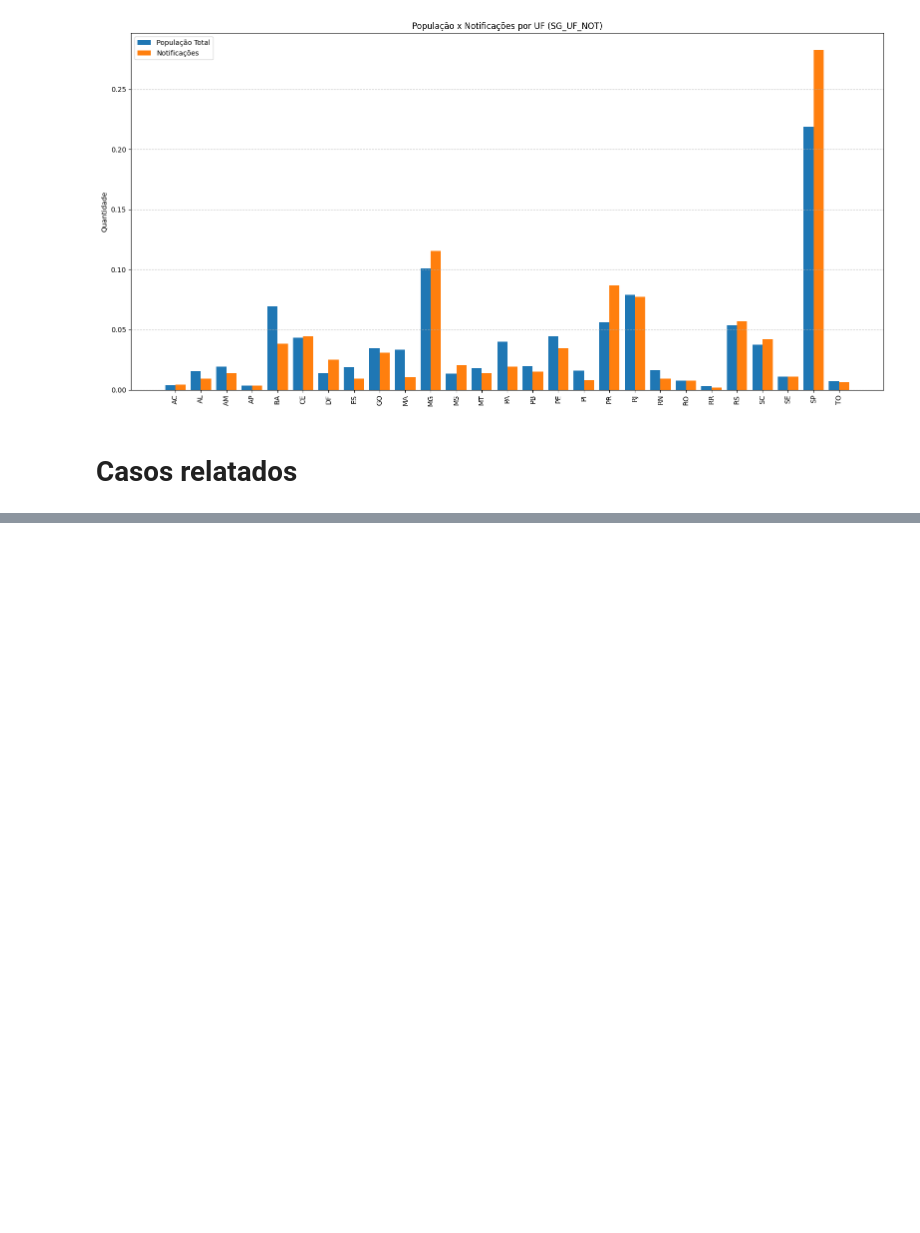
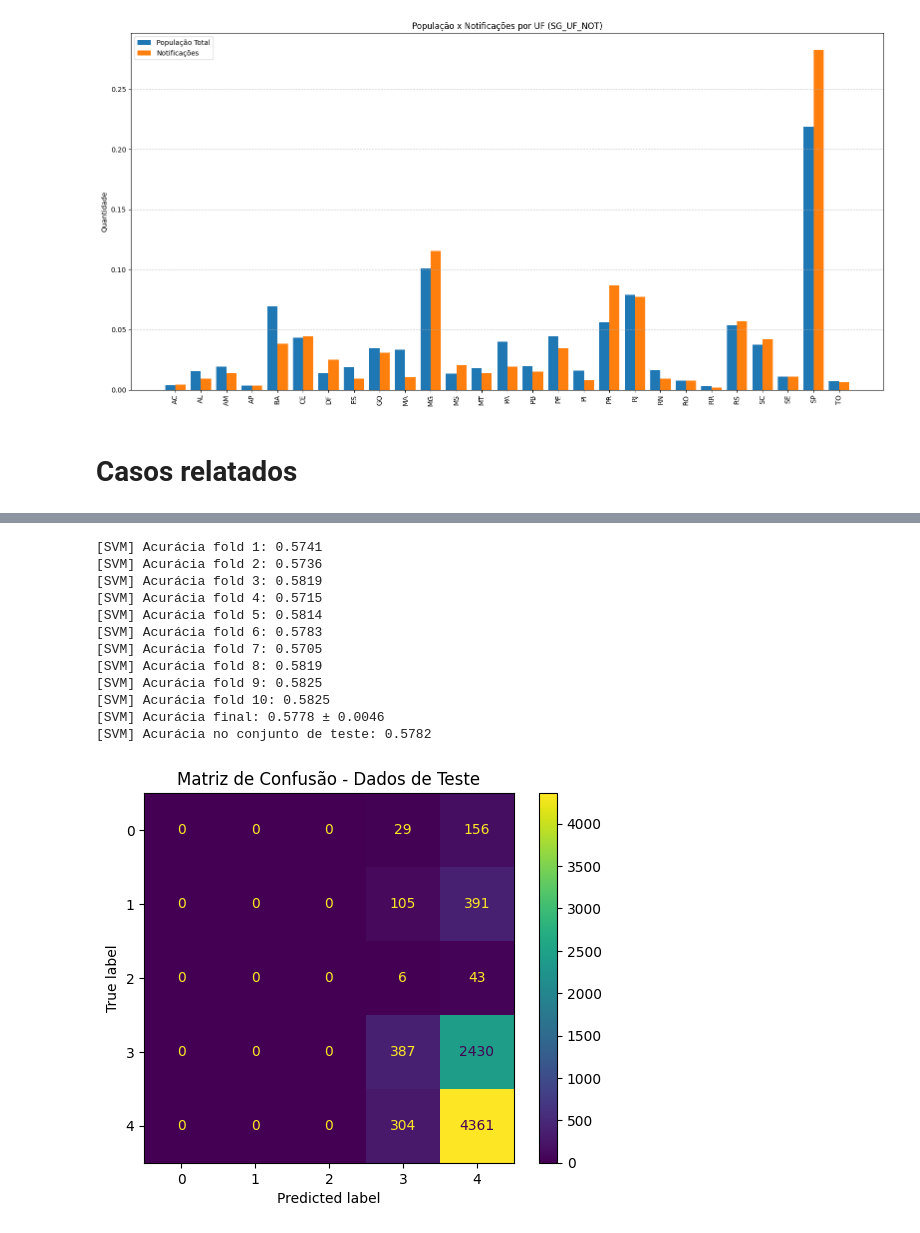
Before and after one commit to hOtoch/2025-1-P1-Analise-e-previsao-SRAG, a Jupyter notebook: analise_srag.ipynb, the cells around one changed output, grey strips where cells are left out. Saved outputs shown, nothing was run; the diff lists cells and outputs as text; code cells hidden in the pictures; blank space fills up the shorter version.

```diff
--- a/analise_srag.ipynb
+++ b/analise_srag.ipynb
@@ -399,0 +630,31 @@ Name: VOMITO, Length: 2853686, dtype: float64
+# %%
+svm = LinearSVC(max_iter=10000, random_state=42)
+scores = cross_val_score(svm, X_trainval, y_trainval, cv=10, scoring='accuracy')
+
+for i, score in enumerate(scores):
+    print(f"[SVM] Acurácia fold {i+1}: {score:.4f}")
+print(f"[SVM] Acurácia final: {np.mean(scores):.4f} ± {np.std(scores):.4f}")
+
+svm.fit(X_trainval, y_trainval)
+y_pred = svm.predict(X_test)
+acc_test = accuracy_score(y_test, y_pred)
+print(f"[SVM] Acurácia no conjunto de teste: {acc_test:.4f}\n")
+
+cm = confusion_matrix(y_test, y_pred)
+ConfusionMatrixDisplay(confusion_matrix=cm).plot()
+plt.title("Matriz de Confusão - Dados de Teste")
+plt.show()
+# %% [output]
+[SVM] Acurácia fold 1: 0.5741
+[SVM] Acurácia fold 2: 0.5736
+[SVM] Acurácia fold 3: 0.5819
+[SVM] Acurácia fold 4: 0.5715
+[SVM] Acurácia fold 5: 0.5814
+[SVM] Acurácia fold 6: 0.5783
+[SVM] Acurácia fold 7: 0.5705
+[SVM] Acurácia fold 8: 0.5819
+[SVM] Acurácia fold 9: 0.5825
+[SVM] Acurácia fold 10: 0.5825
+[SVM] Acurácia final: 0.5778 ± 0.0046
+[SVM] Acurácia no conjunto de teste: 0.5782
+[figure, added]
```
Also changed, not shown: parts of 25 cells of this notebook.
